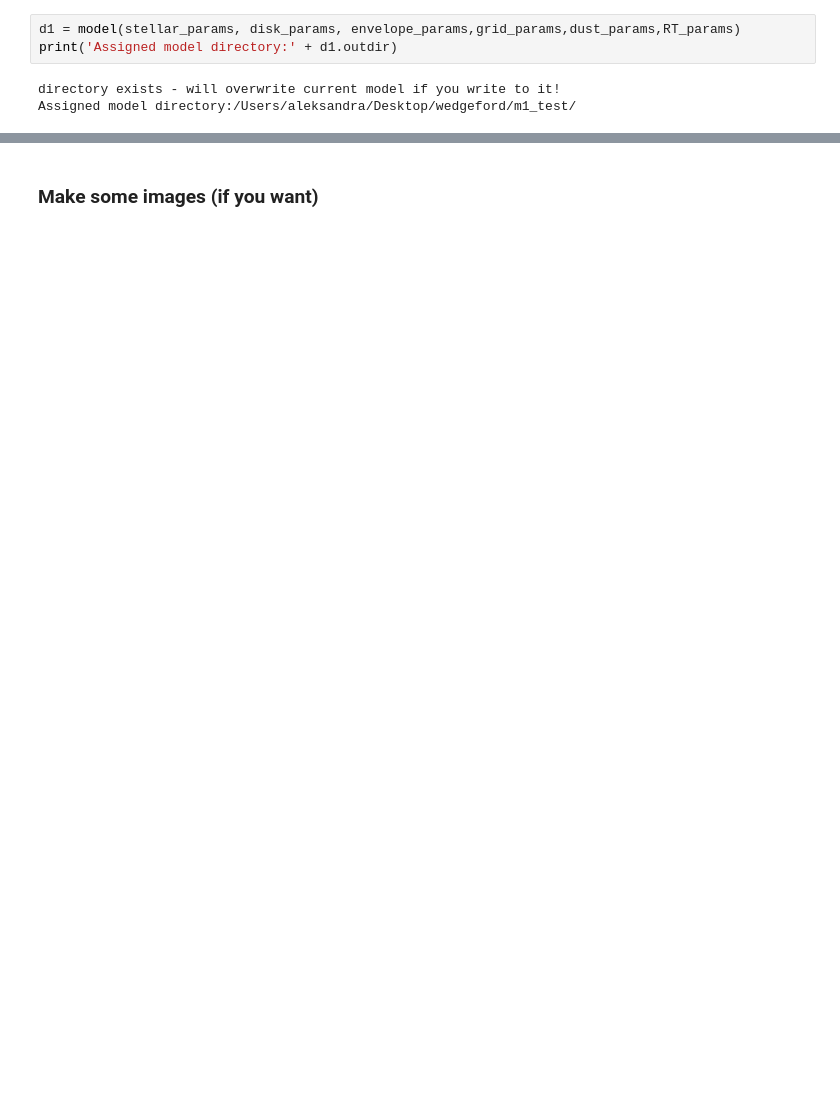
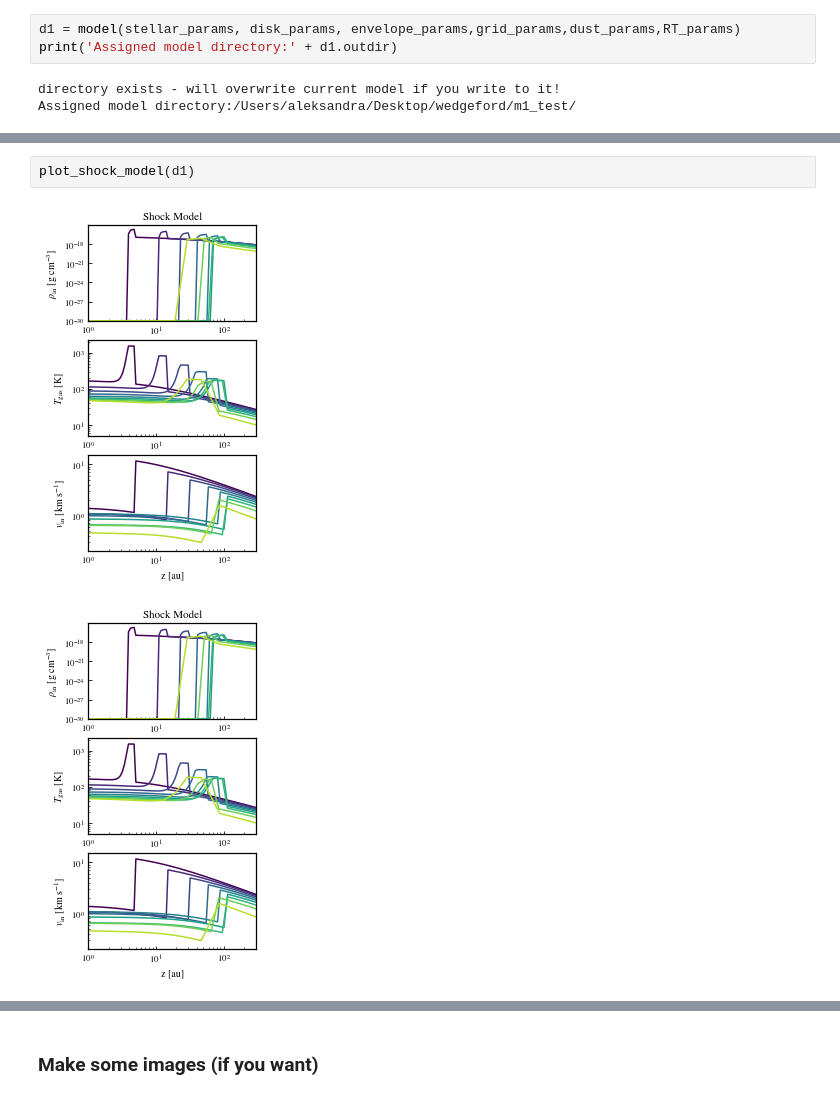
Before and after one commit to uconn-origins/wedgeford, a Jupyter notebook: make_model.ipynb, the cells around one changed output, grey strips where cells are left out. Cells and saved outputs as stored; diff of their text form; blank space fills up the shorter version.

```diff
--- a/make_model.ipynb
+++ b/make_model.ipynb
@@ -50,0 +87,5 @@ print(parent_dir)
+# %%
+plot_shock_model(d1)
+# %% [output]
+[figure, added]
+[figure, added]
```
Also changed, not shown: parts of 25 cells of this notebook, 20 other files.
